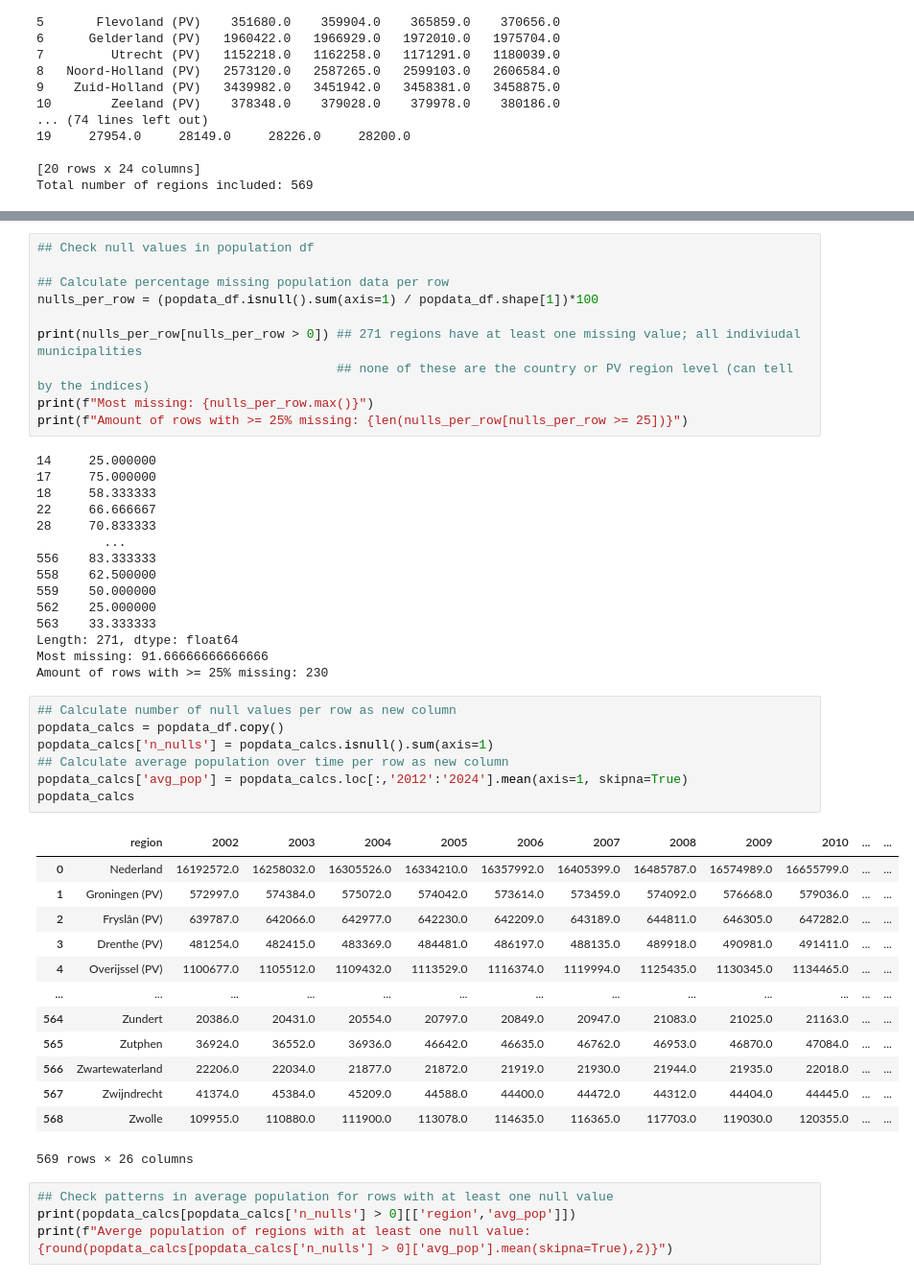
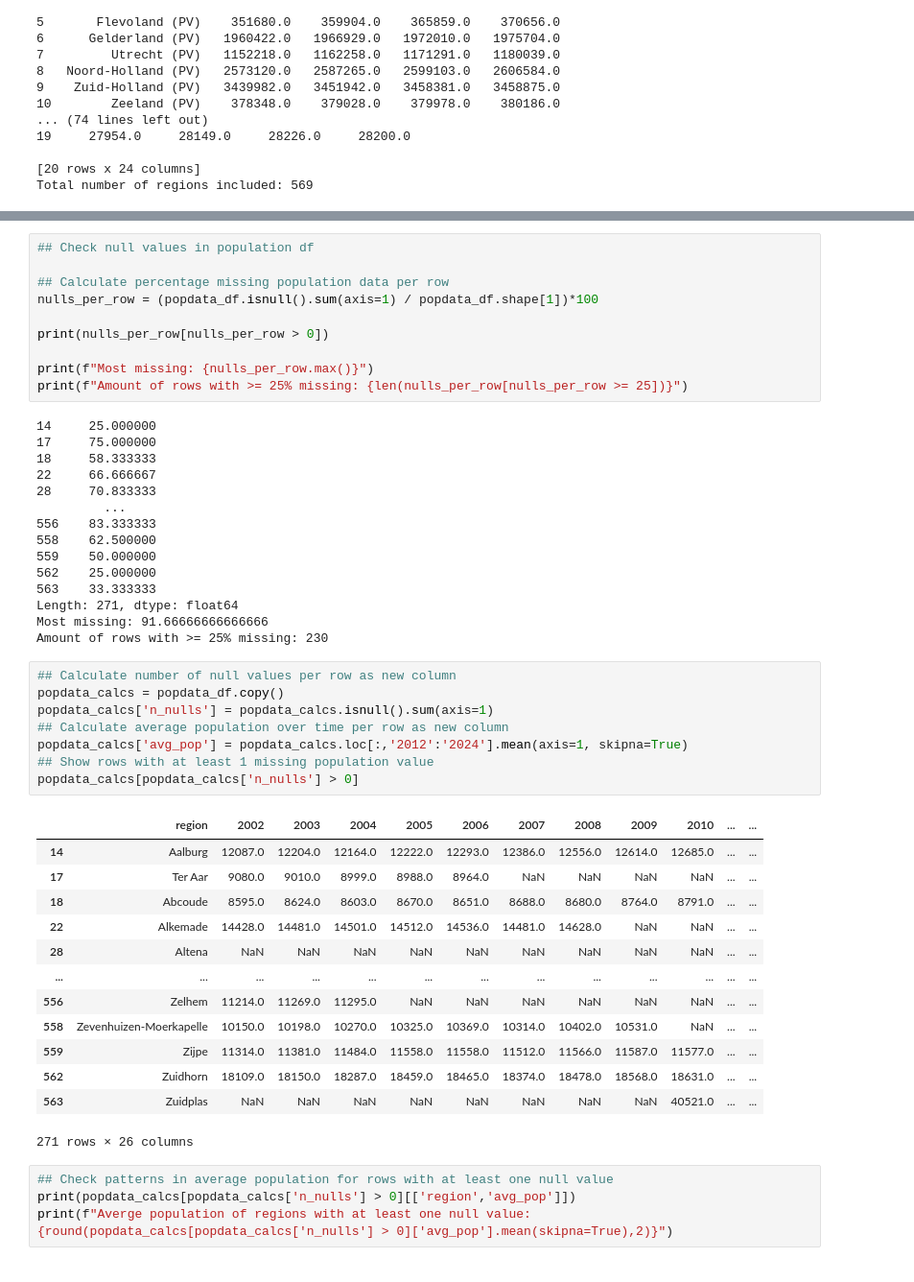
Before and after one commit to chels-j/NLViolentCrime, a Jupyter notebook: NLCrimeAnalysis.ipynb, the cells around one changed output, grey strips where cells are left out. Shown at 96% size. Saved outputs shown, nothing was run; the diff lists cells and outputs as text.

```diff
--- a/NLCrimeAnalysis.ipynb
+++ b/NLCrimeAnalysis.ipynb
@@ -490,8 +499,8 @@ Total number of regions included: 569
 ## Calculate percentage missing population data per row
 nulls_per_row = (popdata_df.isnull().sum(axis=1) / popdata_df.shape[1])*100
 
-print(nulls_per_row[nulls_per_row > 0]) ## 271 regions have at least one missing value; all indiviudal municipalities
-                                        ## none of these are the country or PV region level (can tell by the indices)
+print(nulls_per_row[nulls_per_row > 0])
+
 print(f"Most missing: {nulls_per_row.max()}")
 print(f"Amount of rows with >= 25% missing: {len(nulls_per_row[nulls_per_row >= 25])}")
 # %% [output]
@@ -512,24 +521,25 @@ Amount of rows with >= 25% missing: 230
 # %%
 ## Calculate number of null values per row as new column
 popdata_calcs = popdata_df.copy()
 popdata_calcs['n_nulls'] = popdata_calcs.isnull().sum(axis=1)
 ## Calculate average population over time per row as new column
 popdata_calcs['avg_pop'] = popdata_calcs.loc[:,'2012':'2024'].mean(axis=1, skipna=True)
-popdata_calcs
+## Show rows with at least 1 missing population value
+popdata_calcs[popdata_calcs['n_nulls'] > 0]
 # %% [output]
 |  | region | 2002 | 2003 | 2004 | 2005 | 2006 | 2007 | 2008 | 2009 | 2010 | ... | ... |
-| 0 | Nederland | 16192572.0 | 16258032.0 | 16305526.0 | 16334210.0 | 16357992.0 | 16405399.0 | 16485787.0 | 16574989.0 | 16655799.0 | ... | ... |
-| 1 | Groningen (PV) | 572997.0 | 574384.0 | 575072.0 | 574042.0 | 573614.0 | 573459.0 | 574092.0 | 576668.0 | 579036.0 | ... | ... |
-| 2 | Fryslân (PV) | 639787.0 | 642066.0 | 642977.0 | 642230.0 | 642209.0 | 643189.0 | 644811.0 | 646305.0 | 647282.0 | ... | ... |
-| 3 | Drenthe (PV) | 481254.0 | 482415.0 | 483369.0 | 484481.0 | 486197.0 | 488135.0 | 489918.0 | 490981.0 | 491411.0 | ... | ... |
-| 4 | Overijssel (PV) | 1100677.0 | 1105512.0 | 1109432.0 | 1113529.0 | 1116374.0 | 1119994.0 | 1125435.0 | 1130345.0 | 1134465.0 | ... | ... |
+| 14 | Aalburg | 12087.0 | 12204.0 | 12164.0 | 12222.0 | 12293.0 | 12386.0 | 12556.0 | 12614.0 | 12685.0 | ... | ... |
+| 17 | Ter Aar | 9080.0 | 9010.0 | 8999.0 | 8988.0 | 8964.0 | NaN | NaN | NaN | NaN | ... | ... |
+| 18 | Abcoude | 8595.0 | 8624.0 | 8603.0 | 8670.0 | 8651.0 | 8688.0 | 8680.0 | 8764.0 | 8791.0 | ... | ... |
+| 22 | Alkemade | 14428.0 | 14481.0 | 14501.0 | 14512.0 | 14536.0 | 14481.0 | 14628.0 | NaN | NaN | ... | ... |
+| 28 | Altena | NaN | NaN | NaN | NaN | NaN | NaN | NaN | NaN | NaN | ... | ... |
 | ... | ... | ... | ... | ... | ... | ... | ... | ... | ... | ... | ... | ... |
-| 564 | Zundert | 20386.0 | 20431.0 | 20554.0 | 20797.0 | 20849.0 | 20947.0 | 21083.0 | 21025.0 | 21163.0 | ... | ... |
-| 565 | Zutphen | 36924.0 | 36552.0 | 36936.0 | 46642.0 | 46635.0 | 46762.0 | 46953.0 | 46870.0 | 47084.0 | ... | ... |
-| 566 | Zwartewaterland | 22206.0 | 22034.0 | 21877.0 | 21872.0 | 21919.0 | 21930.0 | 21944.0 | 21935.0 | 22018.0 | ... | ... |
-| 567 | Zwijndrecht | 41374.0 | 45384.0 | 45209.0 | 44588.0 | 44400.0 | 44472.0 | 44312.0 | 44404.0 | 44445.0 | ... | ... |
-| 568 | Zwolle | 109955.0 | 110880.0 | 111900.0 | 113078.0 | 114635.0 | 116365.0 | 117703.0 | 119030.0 | 120355.0 | ... | ... |
+| 556 | Zelhem | 11214.0 | 11269.0 | 11295.0 | NaN | NaN | NaN | NaN | NaN | NaN | ... | ... |
+| 558 | Zevenhuizen-Moerkapelle | 10150.0 | 10198.0 | 10270.0 | 10325.0 | 10369.0 | 10314.0 | 10402.0 | 10531.0 | NaN | ... | ... |
+| 559 | Zijpe | 11314.0 | 11381.0 | 11484.0 | 11558.0 | 11558.0 | 11512.0 | 11566.0 | 11587.0 | 11577.0 | ... | ... |
+| 562 | Zuidhorn | 18109.0 | 18150.0 | 18287.0 | 18459.0 | 18465.0 | 18374.0 | 18478.0 | 18568.0 | 18631.0 | ... | ... |
+| 563 | Zuidplas | NaN | NaN | NaN | NaN | NaN | NaN | NaN | NaN | 40521.0 | ... | ... |
-569 rows × 26 columns
+271 rows × 26 columns
 # %%
 ## Check patterns in average population for rows with at least one null value
 print(popdata_calcs[popdata_calcs['n_nulls'] > 0][['region','avg_pop']])
```
Also changed, not shown: parts of 49 cells of this notebook, 11 other files.
